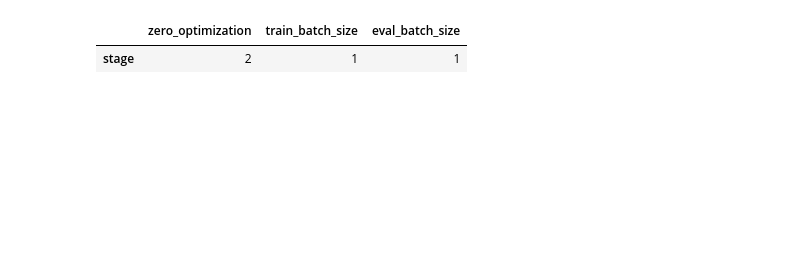
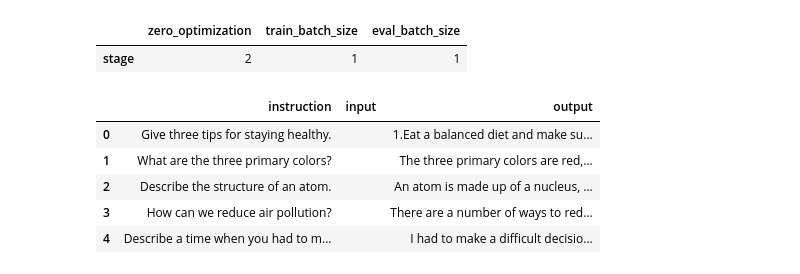
Before and after one commit to ArekuNoimar/colab, a Jupyter notebook: src/fine-tuning/llama_3_2_1b_instruct_tuning.ipynb, the cells around one changed output. Drawn from its saved outputs; the diff is of its cells as text; code cells hidden in the pictures; blank space fills up the shorter version.

```diff
--- a/src/fine-tuning/llama_3_2_1b_instruct_tuning.ipynb
+++ b/src/fine-tuning/llama_3_2_1b_instruct_tuning.ipynb
@@ -69,6 +76,16 @@ df.head()
 # %% [output]
 |  | zero_optimization | train_batch_size | eval_batch_size |
 | stage | 2 | 1 | 1 |
+# %%
+df = pd.read_json("alpaca_data.json", encoding="UTF-8")
+df.head()
+# %% [output]
+|  | instruction | input | output |
+| 0 | Give three tips for staying healthy. |  | 1.Eat a balanced diet and make su... |
+| 1 | What are the three primary colors? |  | The three primary colors are red,... |
+| 2 | Describe the structure of an atom. |  | An atom is made up of a nucleus, ... |
+| 3 | How can we reduce air pollution? |  | There are a number of ways to red... |
+| 4 | Describe a time when you had to m... |  | I had to make a difficult decisio... |
 # %%
 class TrainUtil:
 
```
Also changed, not shown: parts of 17 cells of this notebook, 3 other files.
